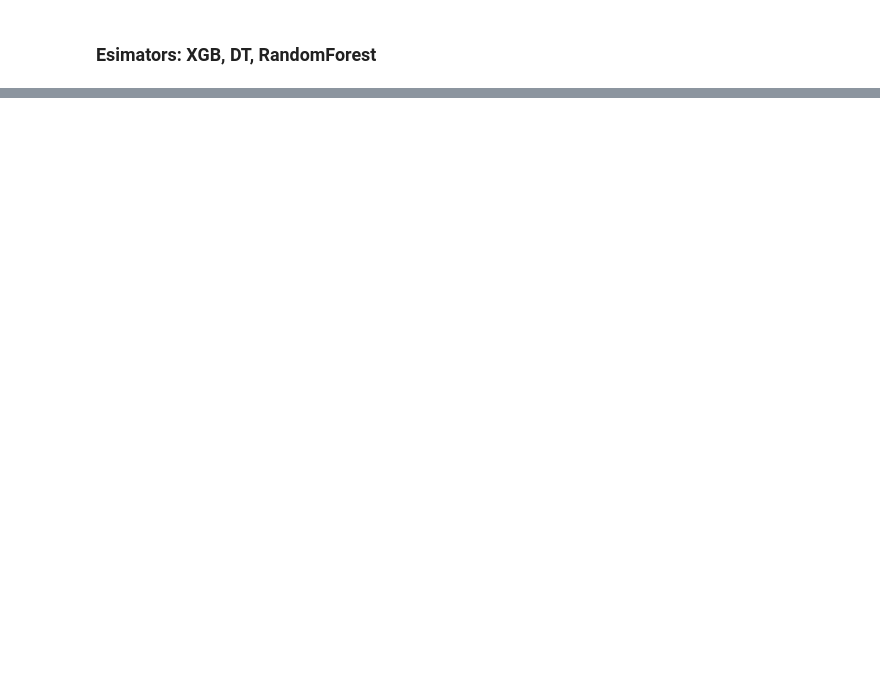
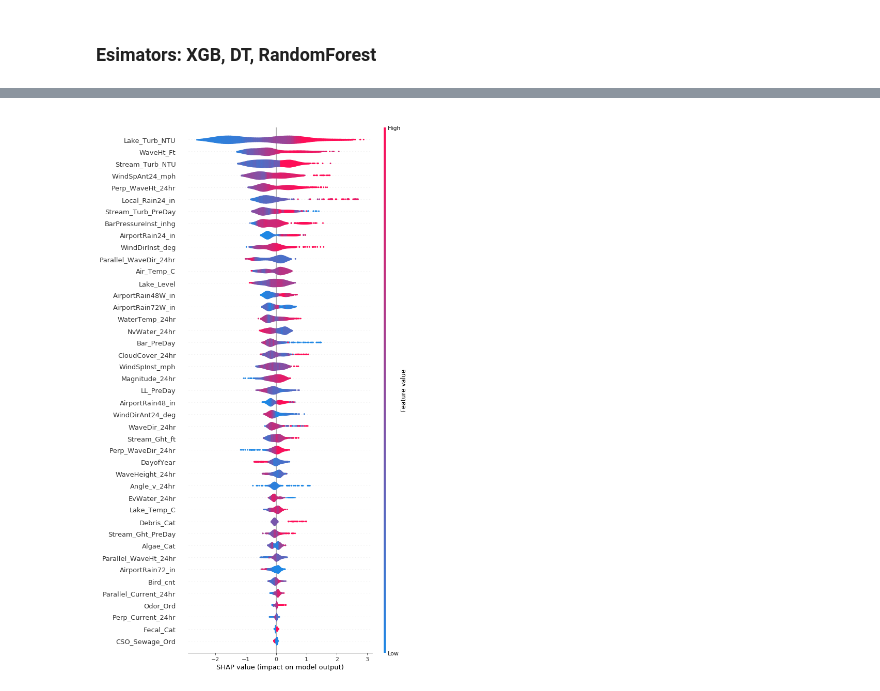
Before and after one commit to jundongq/Woodlawn_Beach, a Jupyter notebook: xgb_classification_paper_all_variables.ipynb, the cells around one changed output, grey strips where cells are left out. Cells and saved outputs as stored; diff of their text form; code cells hidden in the pictures; blank space fills up the shorter version.

Commit message:
Using all 43 variables to compute.

```diff
--- a/xgb_classification_paper_all_variables.ipynb
+++ b/xgb_classification_paper_all_variables.ipynb
@@ -208,0 +294,8 @@ train_eval_test.columns.to_list
+# %%
+# explain the model's predictions using SHAP values
+# (same syntax works for LightGBM, CatBoost, and scikit-learn models)
+explainer = shap.TreeExplainer(xgb_no_SMOTE)
+shap_values = explainer.shap_values(X_train_val)
+
+# visualize the first prediction's explanation
+shap.force_plot(explainer.expected_value, shap_values[0,:], X.iloc[0,:])
@@ -208,0 +309,4 @@ train_eval_test.columns.to_list
+# %%
+shap.summary_plot(shap_values, X_train_val, max_display=43, plot_type="violin")
+# %% [output]
+[figure, added]
```
Also changed, not shown: parts of 26 cells of this notebook.
